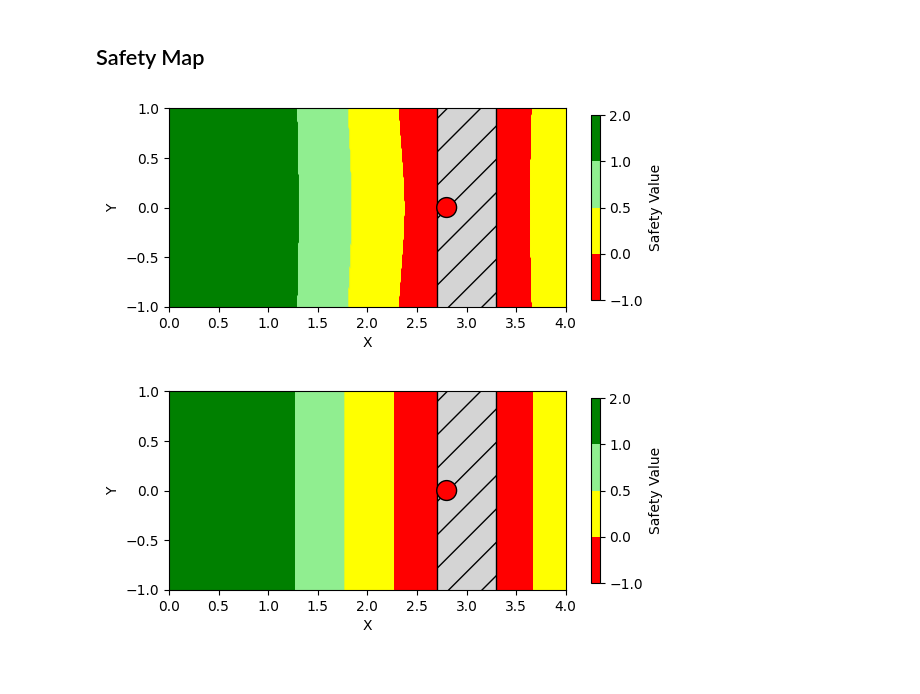
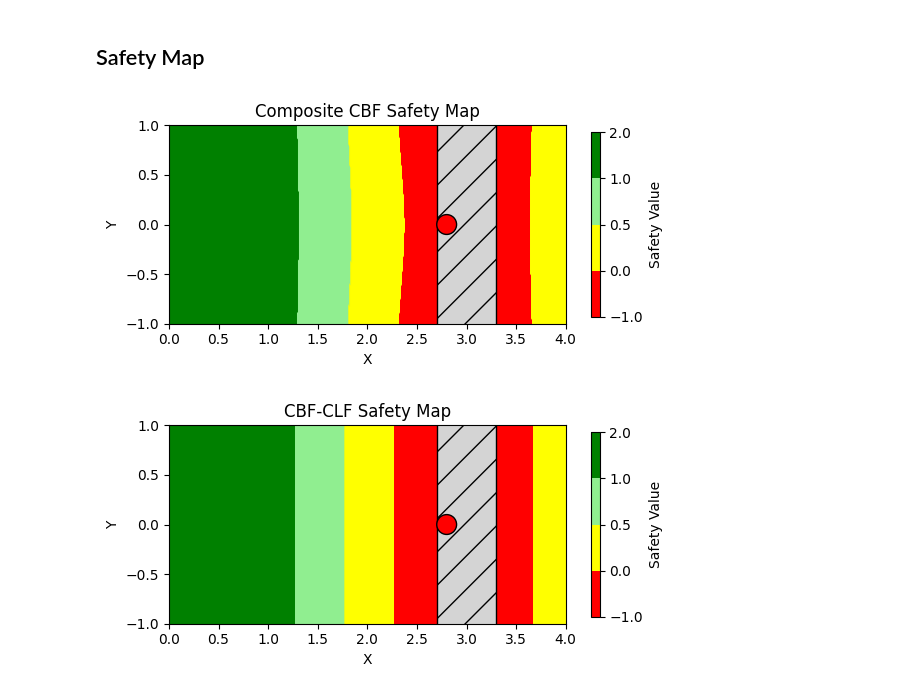
Before and after one commit to famsvip/Robot-Navigation-Collision-Avoidance-, a Jupyter notebook: data/plotting.ipynb, the cells around one changed output. Drawn from its saved outputs; the diff is of its cells as text; code cells hidden in the pictures.

```diff
--- a/data/plotting.ipynb
+++ b/data/plotting.ipynb
@@ -561,34 +561,35 @@ bounds = [-1, 0, 0.5, 1, 2.0]
 colors = ['red', 'yellow', 'lightgreen', 'green']
 
 cmap = mcolors.ListedColormap(colors)
 norm = mcolors.BoundaryNorm(bounds, cmap.N)
 
 safety_map = np.load("./safety_map_comp.npy")
 
 fig, ax = plt.subplots()
 circle_target = Circle((2.8, 0.0), radius=0.1, edgecolor="black", facecolor="red")
 rect = Rectangle((2.7, -1.8), width=0.6, height=3.6,
                  edgecolor='black', facecolor=(0.83, 0.83, 0.83), hatch="/")
 
 safety_plot = ax.scatter(
     safety_map[:, 0],  # x
     safety_map[:, 1],  # y
     c=safety_map[:, 2],  # h value = color
     cmap=cmap,
     norm=norm,
     s=10  # dot size
 )
 cbar = fig.colorbar(safety_plot, ax=ax, label='Safety Value', shrink=0.5)
 ax.set_xlim(0, 4)
 ax.set_ylim(-1, 1)
 ax.set_xlabel('X')
 ax.set_ylabel('Y')
 ax.add_patch(rect)
 ax.add_patch(circle_target)
 ax.set_aspect('equal')
+plt.title("Composite CBF Safety Map")
 plt.show()
 # %% [output]
-[figure, old version]
+[figure, new version]
 # %%
 import matplotlib.colors as mcolors
 import matplotlib.pyplot as plt
@@ -623,7 +624,8 @@ ax.set_xlabel('X')
 ax.set_ylabel('Y')
 ax.add_patch(rect)
 ax.add_patch(circle_target)
+plt.title("CBF-CLF Safety Map")
 ax.set_aspect('equal')
 plt.show()
 # %% [output]
-[figure, old version]
+[figure, new version]
```
Also changed, not shown: parts of 7 cells of this notebook, 10 other files.
